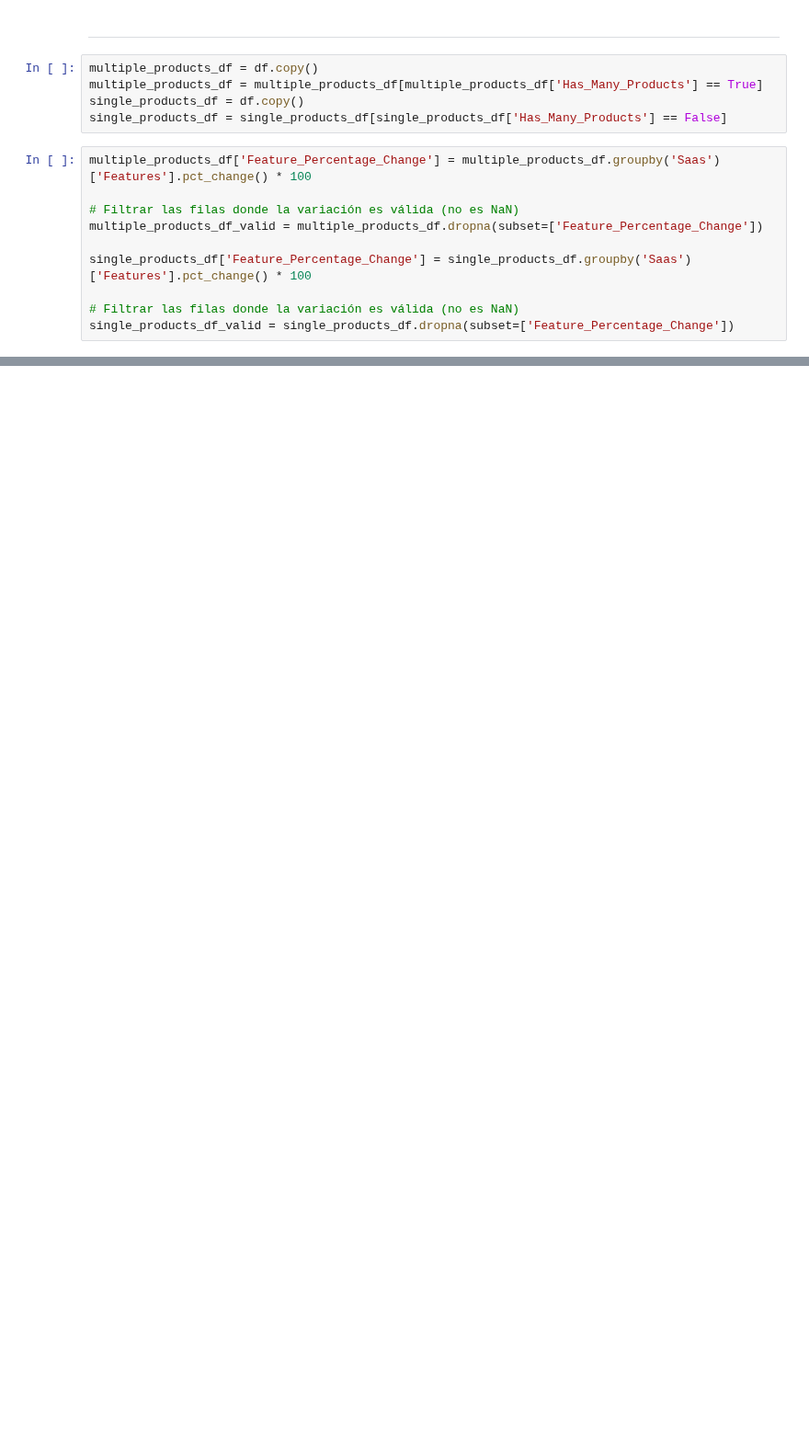
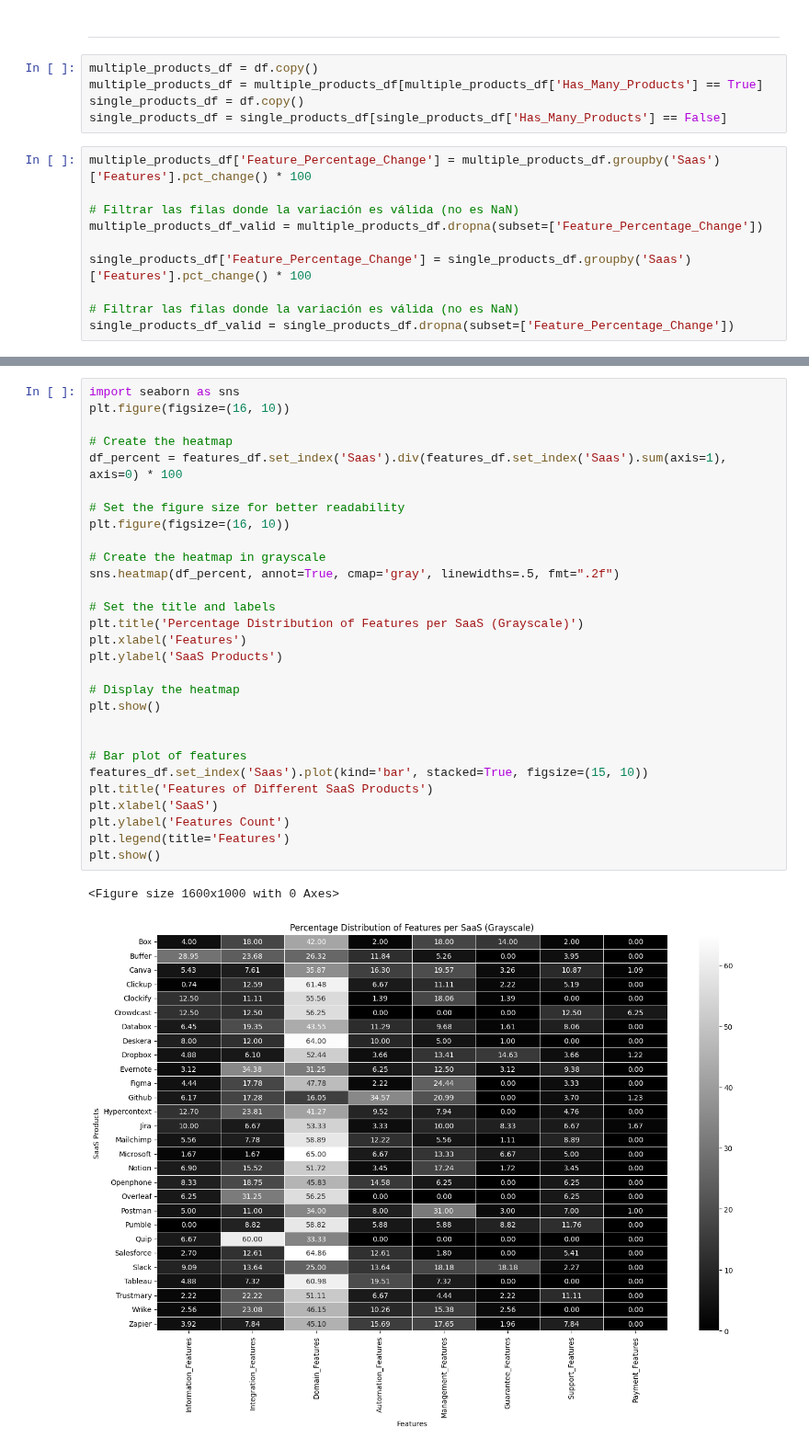
Before and after one commit to isa-group/SaaS-analysis, a Jupyter notebook: scripts/analytics/figures.ipynb, the cells around one changed output, grey strips where cells are left out. Shown at 92% size. Saved outputs shown, nothing was run; the diff lists cells and outputs as text; blank space fills up the shorter version.

Commit message:
Additional Figures

```diff
--- a/scripts/analytics/figures.ipynb
+++ b/scripts/analytics/figures.ipynb
@@ -756,0 +757,32 @@ AMOUNT OF MULTIPLE PRODUCT SAAS: 6
+# %%
+import seaborn as sns
+plt.figure(figsize=(16, 10))
+
+# Create the heatmap
+df_percent = features_df.set_index('Saas').div(features_df.set_index('Saas').sum(axis=1), axis=0) * 100
+
+# Set the figure size for better readability
+plt.figure(figsize=(16, 10))
+
+# Create the heatmap in grayscale
+sns.heatmap(df_percent, annot=True, cmap='gray', linewidths=.5, fmt=".2f")
+
+# Set the title and labels
+plt.title('Percentage Distribution of Features per SaaS (Grayscale)')
+plt.xlabel('Features')
+plt.ylabel('SaaS Products')
+
+# Display the heatmap
+plt.show()
+
+
+# Bar plot of features
+features_df.set_index('Saas').plot(kind='bar', stacked=True, figsize=(15, 10))
+plt.title('Features of Different SaaS Products')
+plt.xlabel('SaaS')
+plt.ylabel('Features Count')
+plt.legend(title='Features')
+plt.show()
+# %% [output]
+<Figure size 1600x1000 with 0 Axes>
+[figure, added]
```
Also changed, not shown: parts of 8 cells of this notebook, 3 other files.
